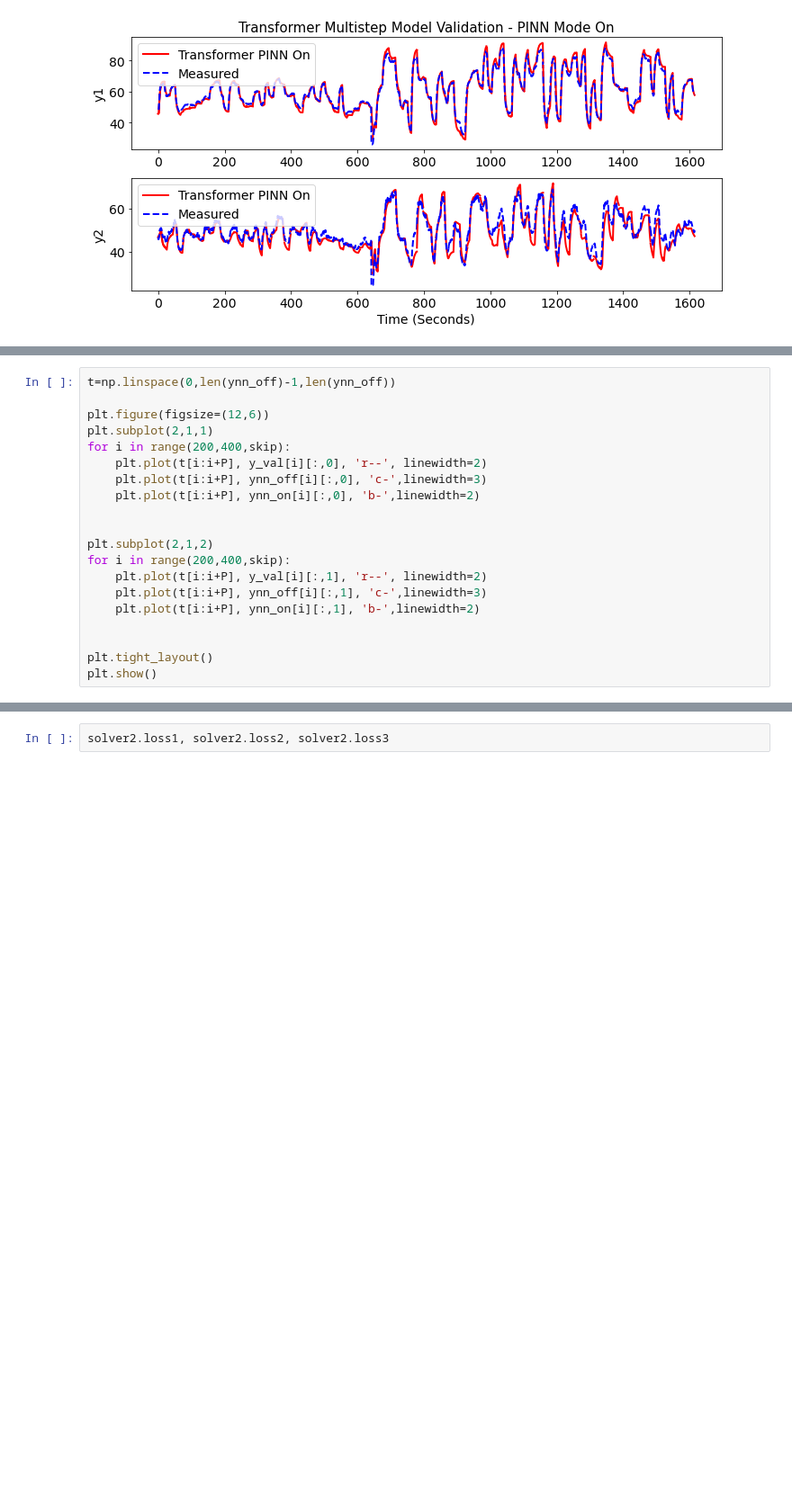
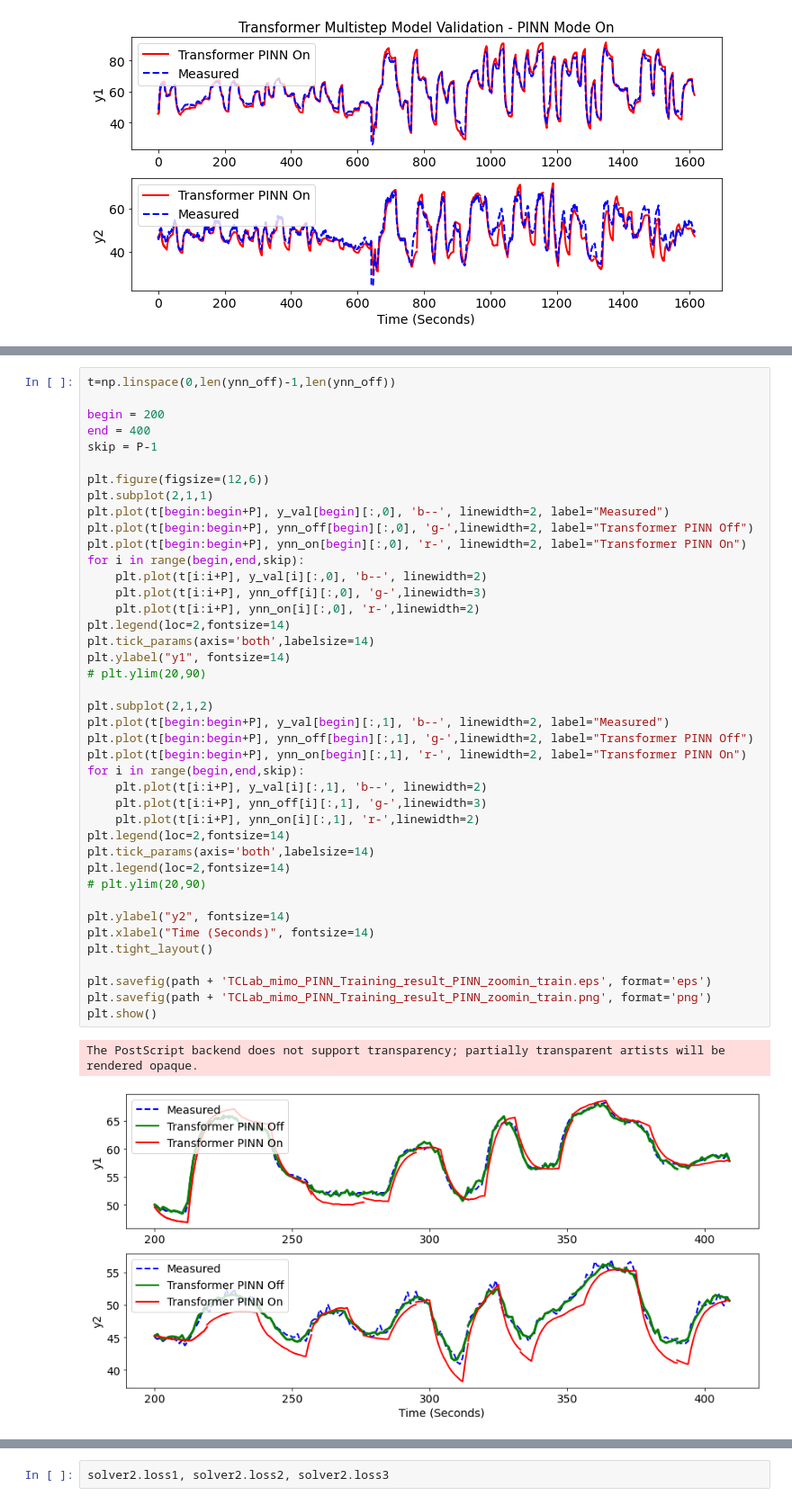
Before and after one commit to BYU-PRISM/Transformer_MPC, a Jupyter notebook: 03_HybridModel/pinn_TCLab_mimo_transformer_multistep.ipynb, the cells around one changed output, grey strips where cells are left out. Shown at 90% size. Drawn from its saved outputs; the diff is of its cells as text; blank space fills up the shorter version.

Commit message:
TCLab PINN results saved

```diff
--- a/03_HybridModel/pinn_TCLab_mimo_transformer_multistep.ipynb
+++ b/03_HybridModel/pinn_TCLab_mimo_transformer_multistep.ipynb
@@ -610,20 +587,0 @@ plt.show()
-# %%
-t=np.linspace(0,len(ynn_off)-1,len(ynn_off))
-
-plt.figure(figsize=(12,6))
-plt.subplot(2,1,1)
-for i in range(200,400,skip):
-    plt.plot(t[i:i+P], y_val[i][:,0], 'r--', linewidth=2)
-    plt.plot(t[i:i+P], ynn_off[i][:,0], 'c-',linewidth=3)
-    plt.plot(t[i:i+P], ynn_on[i][:,0], 'b-',linewidth=2)
-
-
-plt.subplot(2,1,2)
-for i in range(200,400,skip):
-    plt.plot(t[i:i+P], y_val[i][:,1], 'r--', linewidth=2)
-    plt.plot(t[i:i+P], ynn_off[i][:,1], 'c-',linewidth=3)
-    plt.plot(t[i:i+P], ynn_on[i][:,1], 'b-',linewidth=2)
-
-
-plt.tight_layout()
-plt.show()
@@ -631,0 +605,44 @@ plt.show()
+# %%
+t=np.linspace(0,len(ynn_off)-1,len(ynn_off))
+
+begin = 200
+end = 400
+skip = P-1
+
+plt.figure(figsize=(12,6))
+plt.subplot(2,1,1)
+plt.plot(t[begin:begin+P], y_val[begin][:,0], 'b--', linewidth=2, label="Measured")
+plt.plot(t[begin:begin+P], ynn_off[begin][:,0], 'g-',linewidth=2, label="Transformer PINN Off")
+plt.plot(t[begin:begin+P], ynn_on[begin][:,0], 'r-', linewidth=2, label="Transformer PINN On")
+for i in range(begin,end,skip):
+    plt.plot(t[i:i+P], y_val[i][:,0], 'b--', linewidth=2)
+    plt.plot(t[i:i+P], ynn_off[i][:,0], 'g-',linewidth=3)
+    plt.plot(t[i:i+P], ynn_on[i][:,0], 'r-',linewidth=2)
+plt.legend(loc=2,fontsize=14)
+plt.tick_params(axis='both',labelsize=14)
+plt.ylabel("y1", fontsize=14)
+# plt.ylim(20,90)
+
+plt.subplot(2,1,2)
+plt.plot(t[begin:begin+P], y_val[begin][:,1], 'b--', linewidth=2, label="Measured")
+plt.plot(t[begin:begin+P], ynn_off[begin][:,1], 'g-',linewidth=2, label="Transformer PINN Off")
+plt.plot(t[begin:begin+P], ynn_on[begin][:,1], 'r-', linewidth=2, label="Transformer PINN On")
+for i in range(begin,end,skip):
+    plt.plot(t[i:i+P], y_val[i][:,1], 'b--', linewidth=2)
+    plt.plot(t[i:i+P], ynn_off[i][:,1], 'g-',linewidth=3)
+    plt.plot(t[i:i+P], ynn_on[i][:,1], 'r-',linewidth=2)
+plt.legend(loc=2,fontsize=14)
+plt.tick_params(axis='both',labelsize=14)
+plt.legend(loc=2,fontsize=14)
+# plt.ylim(20,90)
+
+plt.ylabel("y2", fontsize=14)
+plt.xlabel("Time (Seconds)", fontsize=14)
+plt.tight_layout()
+
+plt.savefig(path + 'TCLab_mimo_PINN_Training_result_PINN_zoomin_train.eps', format='eps')
+plt.savefig(path + 'TCLab_mimo_PINN_Training_result_PINN_zoomin_train.png', format='png')
+plt.show()
+# %% [output]
+The PostScript backend does not support transparency; partially transparent artists will be rendered opaque.
+[figure, added]
```
Also changed, not shown: parts of 29 cells of this notebook, 6 other files.
